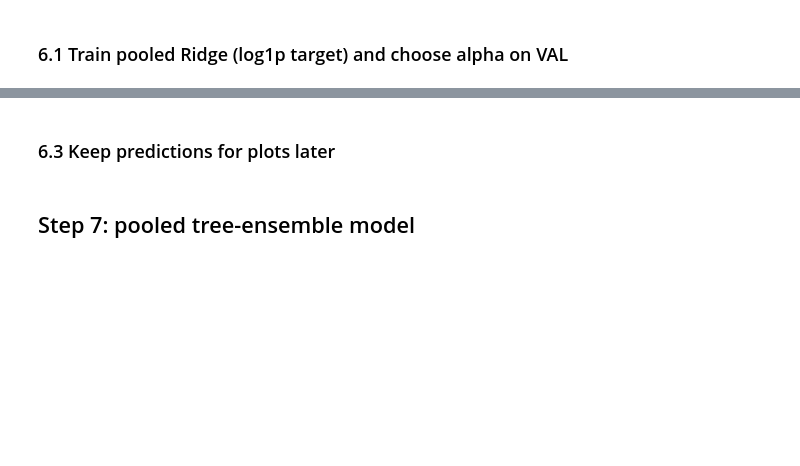
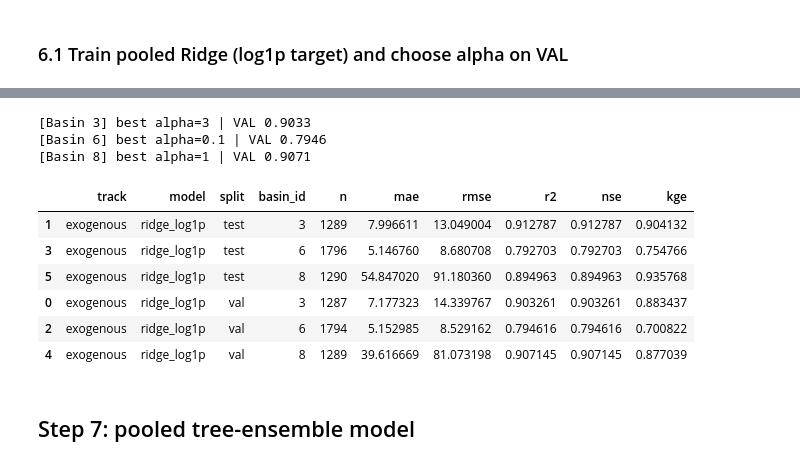
Before and after one commit to QingfangLiu/bhutan_climate_modeling, a Jupyter notebook: code/modeling/riverine_flood_model/StageE_train_models_daily.ipynb, the cells around one changed output, grey strips where cells are left out. Drawn from its saved outputs; the diff is of its cells as text; code cells hidden in the pictures; blank space fills up the shorter version.

```diff
--- a/code/modeling/riverine_flood_model/StageE_train_models_daily.ipynb
+++ b/code/modeling/riverine_flood_model/StageE_train_models_daily.ipynb
@@ -874,2 +806,0 @@ Chosen alpha: 10  |  VAL NSE: 0.932
-# %% [markdown]
-### 6.3 Keep predictions for plots later
@@ -887,3 +807,68 @@ ridge_preds = {
+# %%
+
+
+# --- ridge with log1p target; picks best alpha on VAL ---
+def train_ridge_log1p(Xtr, ytr, Xva, yva, alphas=(0.1, 1, 3, 10, 30, 100, 300, 1000)):
+    scaler = StandardScaler(with_mean=True, with_std=True)
+    Xtr_s = scaler.fit_transform(Xtr)
+    Xva_s = scaler.transform(Xva)
+
+    ytr_log = np.log1p(np.clip(ytr, 0, None))
+    scores, best = [], None
+    for a in alphas:
+        mdl = Ridge(alpha=float(a))
+        mdl.fit(Xtr_s, ytr_log)
+        yva_hat = np.expm1(mdl.predict(Xva_s))
+        yva_hat = np.clip(yva_hat, 0, None)
+        score = nse(yva, yva_hat)   # or r2(yva, yva_hat)
+        scores.append((a, score))
+        if (best is None) or (score > best[1]):
+            best = (a, score, mdl)
+
+    return {
+        "alpha": best[0],
+        "val_score": best[1],
+        "model": best[2],
+        "scaler": scaler,
+        "scores": pd.DataFrame(scores, columns=["alpha","val_score"]).sort_values("alpha"),
+    }
+
+# --- train/evaluate per basin using per_basin_data ---
+def run_ridge_per_basin(per_basin_data, track_name="exogenous"):
+    rows, results = [], {}
+    for b, (Xtr, ytr, Xva, yva, Xte, yte, names) in per_basin_data.items():
+        out = train_ridge_log1p(Xtr, ytr, Xva, yva)
+        mdl, scaler = out["model"], out["scaler"]
+
+        # predictions (invert log1p and clip at 0)
+        yva_hat = np.clip(np.expm1(mdl.predict(scaler.transform(Xva))), 0, None)
+        yte_hat = np.clip(np.expm1(mdl.predict(scaler.transform(Xte))), 0, None)
+
+        # metrics
+        rows.append(metric_row(yva, yva_hat, dict(track=track_name, model="ridge_log1p", baseline="NA", split="val",  basin_id=b)))
+        rows.append(metric_row(yte, yte_hat, dict(track=track_name, model="ridge_log1p", baseline="NA", split="test", basin_id=b)))
+
+        results[b] = {**out, "yva_hat": yva_hat, "yte_hat": yte_hat, "feature_names": names}
+
+        print(f"[Basin {b}] best alpha={out['alpha']} | VAL {out['val_score']:.4f}")
+
+    metrics_df = pd.DataFrame(rows)[["track","model","split","basin_id","n","mae","rmse","r2","nse","kge"]]
+    return metrics_df, results
+
+# run it
+ridge_metrics_pb, ridge_results_pb = run_ridge_per_basin(per_basin_data, track_name="exogenous")
+display(ridge_metrics_pb.sort_values(["split","basin_id"]))
+# %% [output]
+[Basin 3] best alpha=3 | VAL 0.9033
+[Basin 6] best alpha=0.1 | VAL 0.7946
+[Basin 8] best alpha=1 | VAL 0.9071
+|  | track | model | split | basin_id | n | mae | rmse | r2 | nse | kge |
+| 1 | exogenous | ridge_log1p | test | 3 | 1289 | 7.996611 | 13.049004 | 0.912787 | 0.912787 | 0.904132 |
+| 3 | exogenous | ridge_log1p | test | 6 | 1796 | 5.146760 | 8.680708 | 0.792703 | 0.792703 | 0.754766 |
+| 5 | exogenous | ridge_log1p | test | 8 | 1290 | 54.847020 | 91.180360 | 0.894963 | 0.894963 | 0.935768 |
+| 0 | exogenous | ridge_log1p | val | 3 | 1287 | 7.177323 | 14.339767 | 0.903261 | 0.903261 | 0.883437 |
+| 2 | exogenous | ridge_log1p | val | 6 | 1794 | 5.152985 | 8.529162 | 0.794616 | 0.794616 | 0.700822 |
+| 4 | exogenous | ridge_log1p | val | 8 | 1289 | 39.616669 | 81.073198 | 0.907145 | 0.907145 | 0.877039 |
 # %% [markdown]
 ## Step 7: pooled tree-ensemble model
 # %% [markdown]
```
Also changed, not shown: parts of 50 cells of this notebook, 8 other files.
